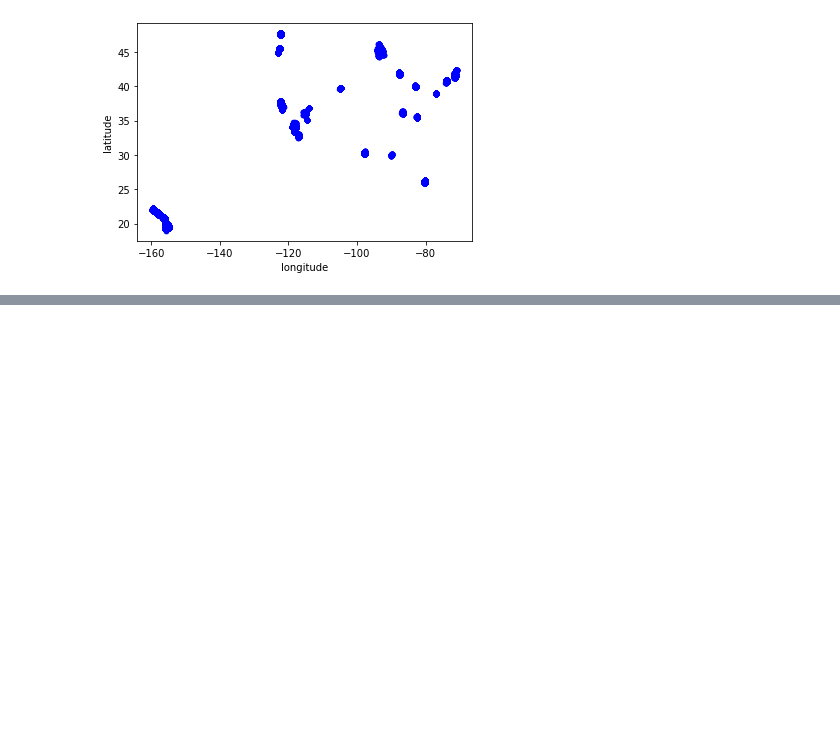
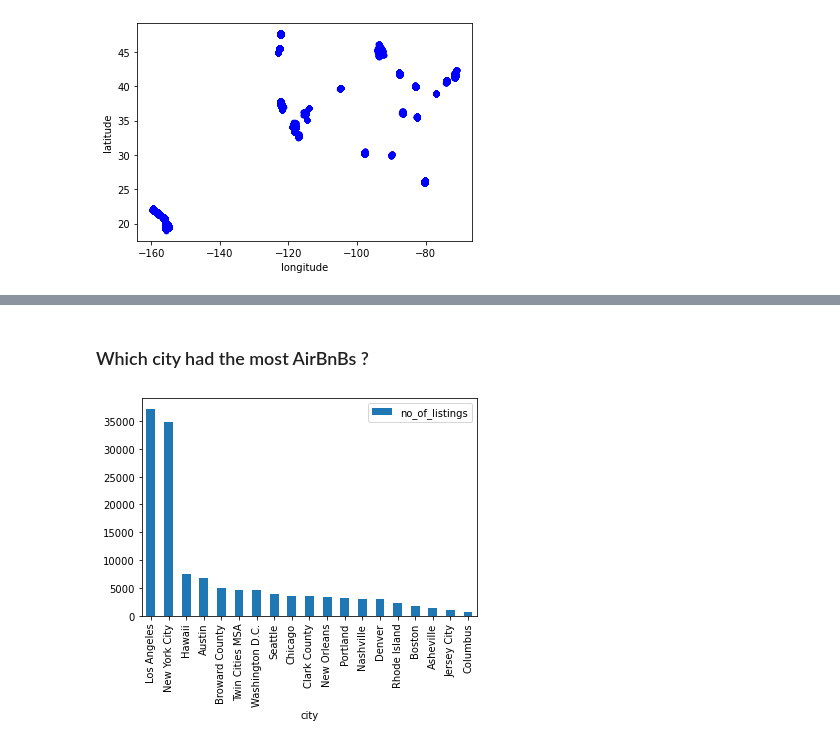
Before and after one commit to ddangwal1909/EAS503_Project_AIRBNB_Analysis, a Jupyter notebook: AIRBNB_ANALYSIS.ipynb, the cells around one changed output, grey strips where cells are left out. Drawn from its saved outputs; the diff is of its cells as text; code cells hidden in the pictures; blank space fills up the shorter version.

```diff
--- a/AIRBNB_ANALYSIS.ipynb
+++ b/AIRBNB_ANALYSIS.ipynb
@@ -748,0 +727,11 @@ mpfr-4.0.2           | 1.5 MB    | ########## | 100%
+# %% [markdown]
+### Which city had the most AirBnBs ? ###
+# %%
+query = 'SELECT city,count(distinct host_id) as no_of_listings FROM airbnb_data_new group by state order by no_of_listings desc;'
+x='city'
+y='no_of_listings'
+kind='bar'
+normalized_database_filename='airbnb.db'
+plot_graphs(kind,x,y,query,normalized_database_filename)
+# %% [output]
+[figure, added]
```
Also changed, not shown: parts of 69 cells of this notebook.
